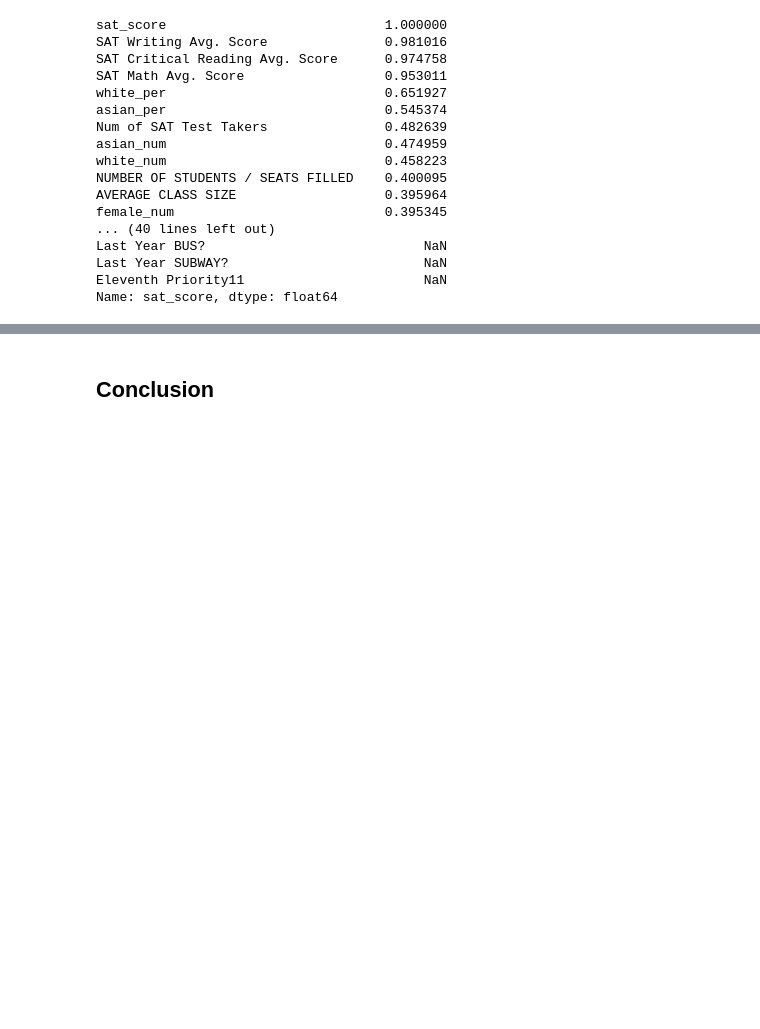
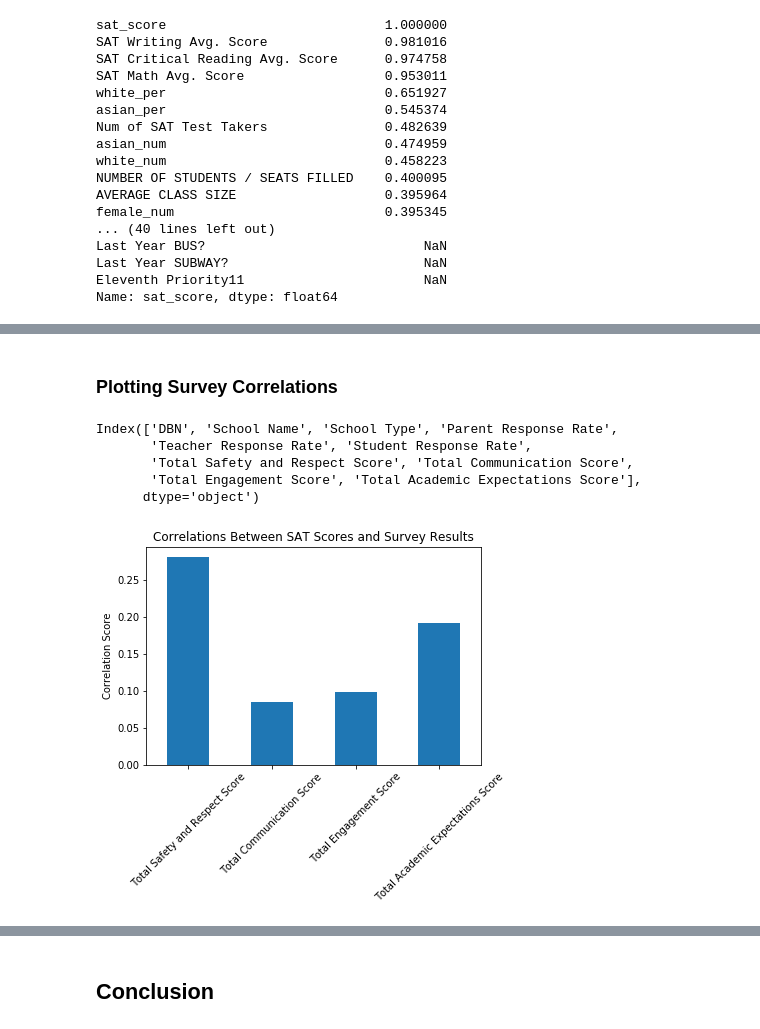
Before and after one commit to ThomasCharuel/NYC_SAT_score_analysis, a Jupyter notebook: NYC SAT Scores Data Analysis.ipynb, the cells around one changed output, grey strips where cells are left out. Saved outputs shown, nothing was run; the diff lists cells and outputs as text; code cells hidden in the pictures; blank space fills up the shorter version.

```diff
--- a/NYC SAT Scores Data Analysis.ipynb
+++ b/NYC SAT Scores Data Analysis.ipynb
@@ -161,0 +218,23 @@ Name: sat_score, dtype: float64
+# %% [markdown]
+### Plotting Survey Correlations
+# %%
+survey_df.columns
+# %% [output]
+Index(['DBN', 'School Name', 'School Type', 'Parent Response Rate',
+       'Teacher Response Rate', 'Student Response Rate',
+       'Total Safety and Respect Score', 'Total Communication Score',
+       'Total Engagement Score', 'Total Academic Expectations Score'],
+      dtype='object')
+# %%
+# Use percent columns instead of absolute number
+survey_columns = ['Total Safety and Respect Score', 'Total Communication Score',
+       'Total Engagement Score', 'Total Academic Expectations Score']
+
+correlations[survey_columns].plot(
+    kind='bar', rot=45, title='Correlations Between SAT Scores and Survey Results')
+
+plt.xlabel('')
+plt.ylabel('Correlation Score')
+plt.show()
+# %% [output]
+[figure, added]
```
Also changed, not shown: parts of 18 cells of this notebook.
